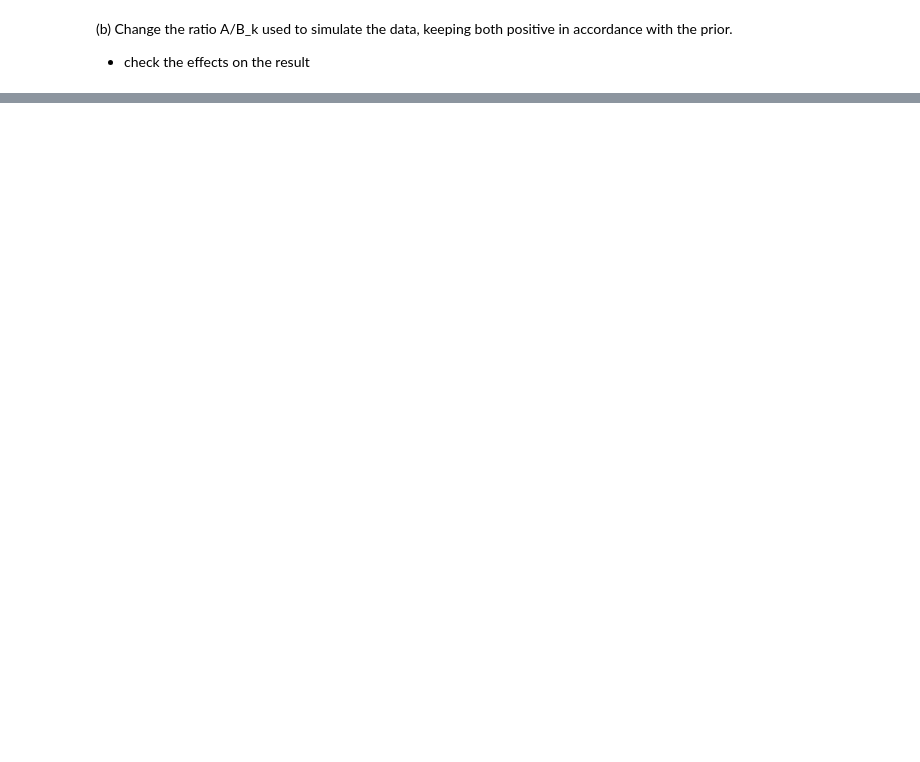
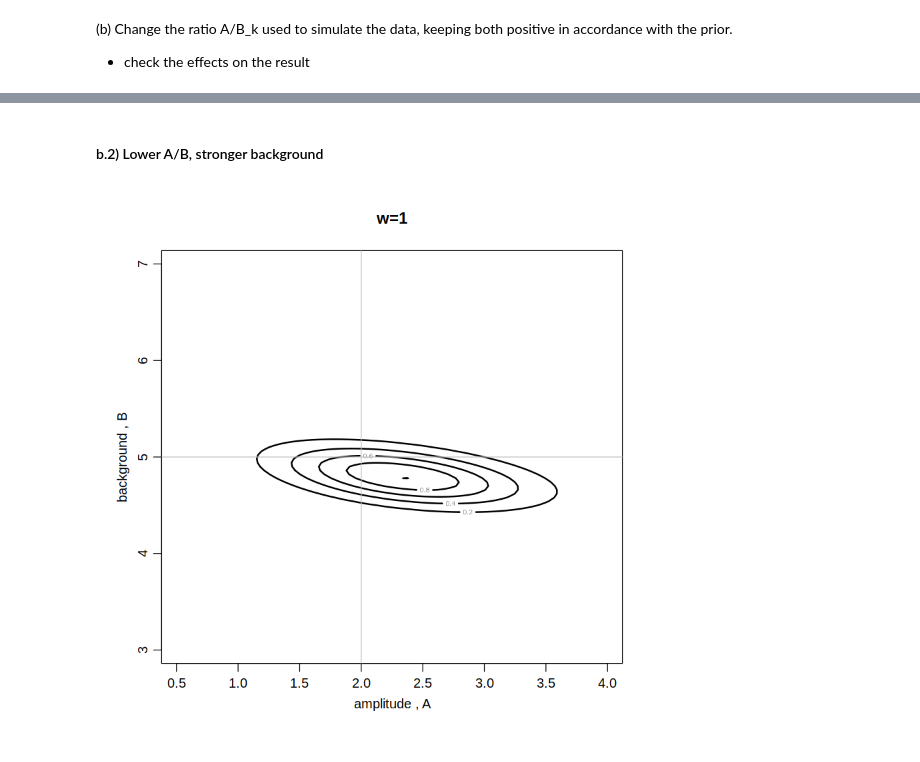
Before and after one commit to isottongloria/AdvStatPhysAnalysis, a Jupyter notebook: Isotton_Gloria_rlab04.ipynb, the cells around one changed output, grey strips where cells are left out. Drawn from its saved outputs; the diff is of its cells as text; code cells hidden in the pictures; blank space fills up the shorter version.

```diff
--- a/Isotton_Gloria_rlab04.ipynb
+++ b/Isotton_Gloria_rlab04.ipynb
@@ -511,0 +858,2 @@ Given the Signal over Background example discussed, the task is to analyze and d
+# %% [markdown]
+#### b.2) Lower A/B, stronger background
@@ -511,0 +886,37 @@ Given the Signal over Background example discussed, the task is to analyze and d
+# %%
+#Sampling grid for computing posterior
+alim <- c(0.5, 4.0)  #a_true=2
+blim <- c(3.0, 7.0) #b_true = 1
+Nsamp <- 100
+
+grid <- compute_sampling_grid(alim, blim, Nsamp)
+a <- grid$a
+b <- grid$b
+delta_a <- grid$delta_a
+delta_b <- grid$delta_b
+
+# Loop over each value of w and produce a contourplot of the posterior for each
+par(mfrow=c(1, 1), mar=c(5, 4, 4, 2) + 0.1, mgp=c(2, 0.7, 0))
+z_list <- vector(mode = "list", length = length(w_list))
+
+for (i in 1:length(w_list)) {
+    w <- w_list[i]
+    x <-  x_list[[i]]
+    data <-  data_list[[i]]
+
+# Compute log unnormalized posterior, z = ln P*(a,b|D), on a regular grid
+    z <- matrix(data=NA, nrow=length(a), ncol=length(b))
+    for(j in 1:length(a)) {
+        for(k in 1:length(b)) {
+        z[j,k] <- log.post(data, x, a[j], b[k], x0, w, Delta.t)
+        }
+    }
+    z <- z - max(z) # set maximum to zero
+    z_list[[i]] <- z
+
+  # Plot unnormalized 2D posterior as contour plot
+  contour(a, b, exp(z), nlevels=5, labcex=0.5, lwd=2, xlab="amplitude , A", ylab="background , B", main=paste0("w=", w))
+  abline(v=2, h=5, col="grey")
+}
+# %% [output]
+[figure, added]
```
Also changed, not shown: parts of 26 cells of this notebook, 1 other file.
